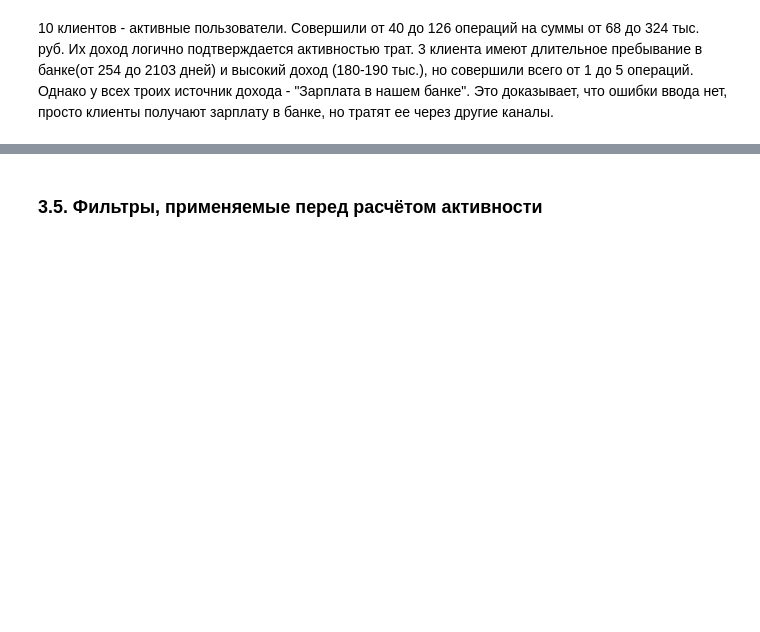
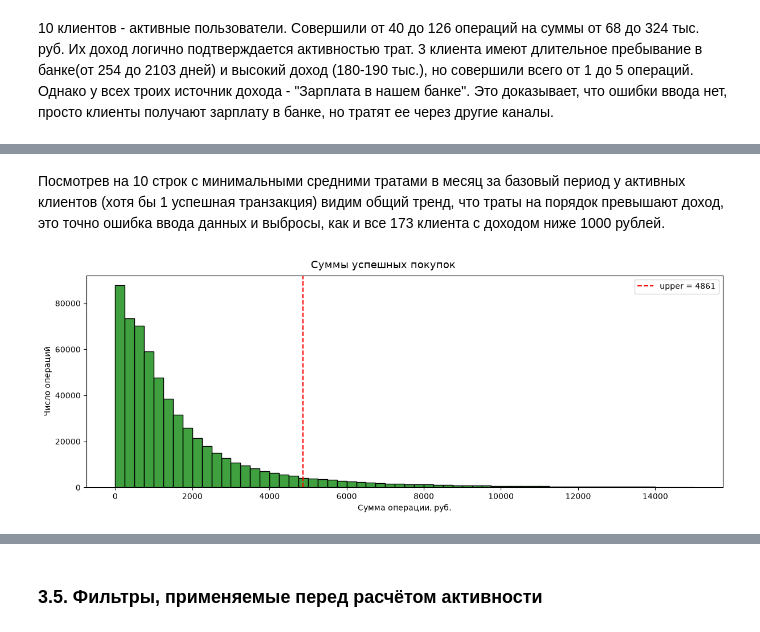
Before and after one commit to sonestos/Nikitenko_Sofya_Lab1, a Jupyter notebook: 01_analysis.ipynb, the cells around one changed output, grey strips where cells are left out. Drawn from its saved outputs; the diff is of its cells as text; code cells hidden in the pictures; blank space fills up the shorter version.

```diff
--- a/01_analysis.ipynb
+++ b/01_analysis.ipynb
@@ -549,0 +710,22 @@ Name: count, dtype: int64
+# %% [markdown]
+Посмотрев на 10 строк с минимальными средними тратами в месяц за базовый период у активных клиентов (хотя бы 1 успешная транзакция) видим общий тренд, что траты на порядок превышают доход, это точно ошибка ввода данных и выбросы, как и все 173 клиента с доходом ниже 1000 рублей.
+# %%
+q_pos = txn.loc[(txn["amount"] > 0) & (txn["status"] == "успешно"), "amount"]
+q1, q3 = q_pos.quantile([0.25, 0.75])
+upper = q3 + 1.5 * (q3 - q1)
+n_out = int((q_pos > upper).sum())
+
+xmax = 15_000
+
+fig, ax = plt.subplots(1, 1, figsize=(12, 4.5), layout="constrained")
+
+sns.histplot(q_pos[q_pos <= xmax], bins=60, ax=ax, color="green")
+ax.axvline(upper, color="red", ls="--", label=f"upper = {upper:.0f}")
+ax.legend()
+ax.set_xlabel("Сумма операции, руб.")
+ax.set_ylabel("Число операций")
+
+fig.suptitle("Суммы успешных покупок", fontsize=13)
+plt.show()
+# %% [output]
+[figure, added]
```
Also changed, not shown: parts of 46 cells of this notebook.
